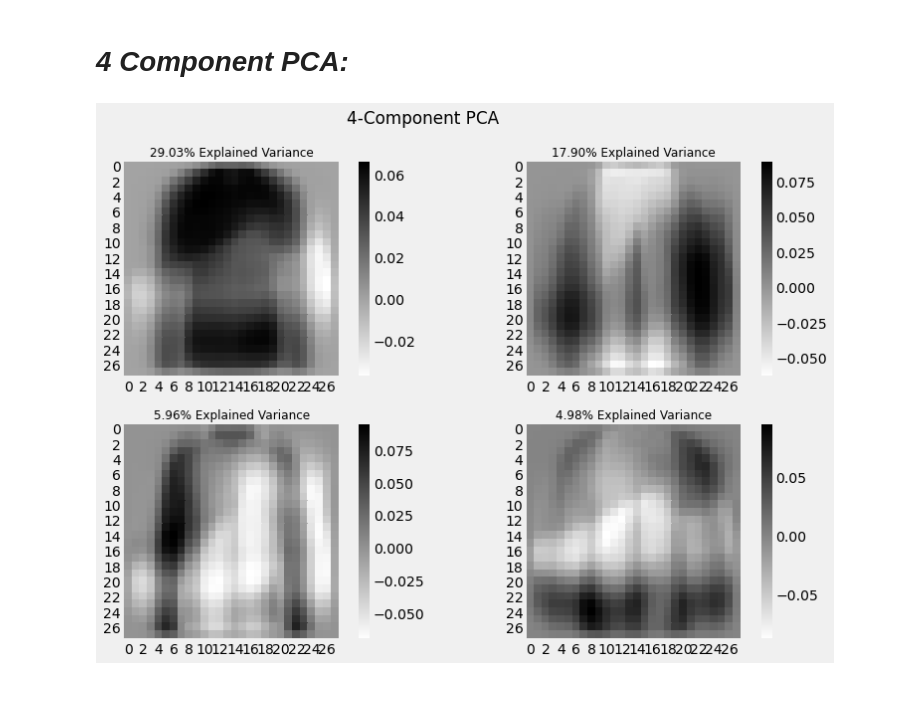
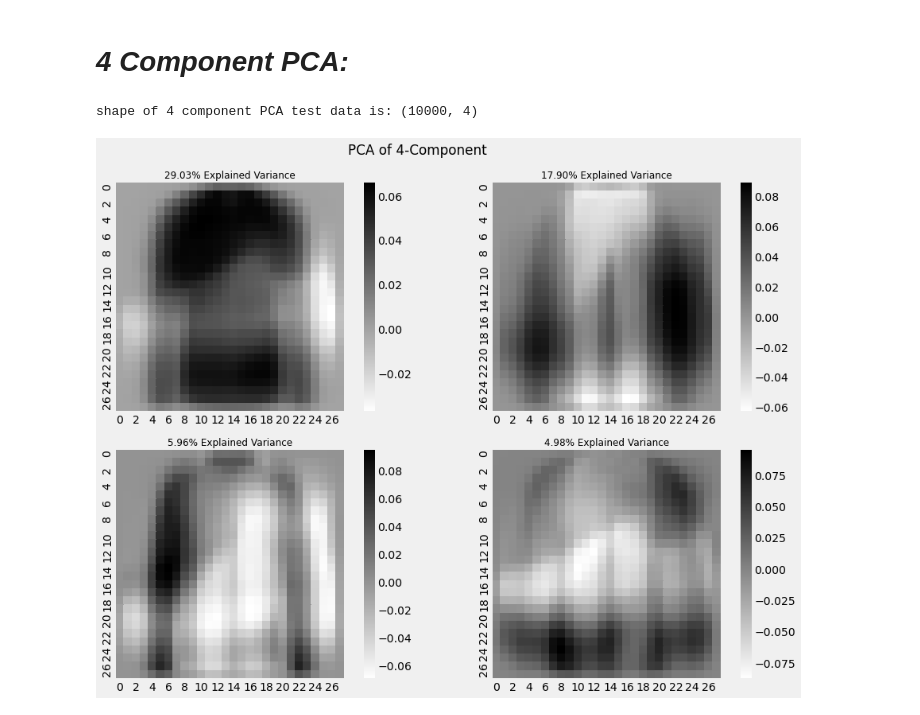
Before and after one commit to kggold4/final-project-data-visualization, a Jupyter notebook: task_2.ipynb, the cells around one changed output. Cells and saved outputs as stored; diff of their text form; code cells hidden in the pictures.

```diff
--- a/task_2.ipynb
+++ b/task_2.ipynb
@@ -135,12 +141,15 @@ plt.show()
 # %%
 pca_four_components = PCA(n_components=4)
 X_transformed_four = pca_four_components.fit(X_test).transform(X_test)
+print("shape of 4 component PCA test data is:", X_transformed_four.shape)
+# %% [output]
+shape of 4 component PCA test data is: (10000, 4)
 # %%
 # use fivethirtyeight style for ploting
 plt.style.use('fivethirtyeight')
 
 # create a figure
-fig, axarr = plt.subplots(2, 2, figsize=(12, 8))
+fig, axarr = plt.subplots(2, 2, figsize=(14, 10))
 
 # create heatmaps for visualize the data
 sns.heatmap(pca_four_components.components_[0, :].reshape(28, 28), ax=axarr[0][0], cmap='gray_r')
@@ -149,32 +158,32 @@ sns.heatmap(pca_four_components.components_[2, :].reshape(28, 28), ax=axarr[1][0
 sns.heatmap(pca_four_components.components_[3, :].reshape(28, 28), ax=axarr[1][1], cmap='gray_r')
 
 # set titles for the 4 heatmaps
 axarr[0][0].set_title(
     "{0:.2f}% Explained Variance".format(pca_four_components.explained_variance_ratio_[0]*100),
     fontsize=12)
 
 axarr[0][1].set_title(
     "{0:.2f}% Explained Variance".format(pca_four_components.explained_variance_ratio_[1]*100),
     fontsize=12)
 
 axarr[1][0].set_title(
     "{0:.2f}% Explained Variance".format(pca_four_components.explained_variance_ratio_[2]*100),
     fontsize=12)
 
 axarr[1][1].set_title(
     "{0:.2f}% Explained Variance".format(pca_four_components.explained_variance_ratio_[3]*100),
     fontsize=12)
 
 axarr[0][0].set_aspect('equal')
 axarr[0][1].set_aspect('equal')
 axarr[1][0].set_aspect('equal')
 axarr[1][1].set_aspect('equal')
 
 # create a common title
-plt.suptitle('4-Component PCA')
+plt.suptitle('PCA of 4-Component')
 
 # plot
 plt.tight_layout()
 plt.show()
 # %% [output]
-[figure, old version]
+[figure, new version]
```
Also changed, not shown: parts of 12 cells of this notebook, 1 other file.
